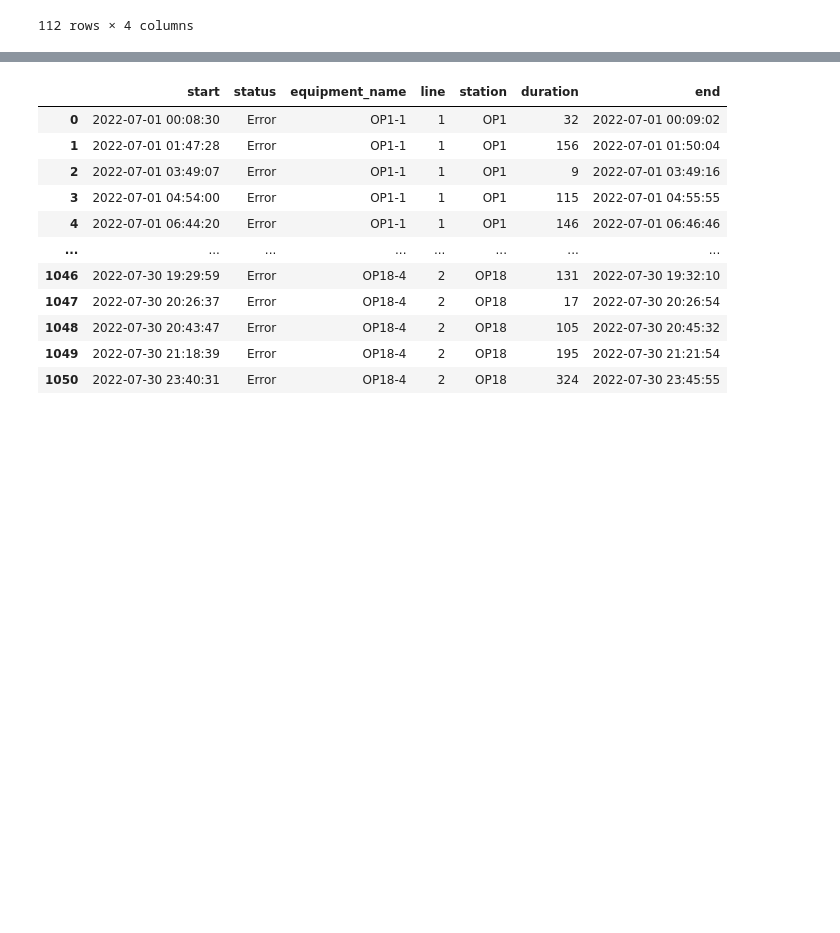
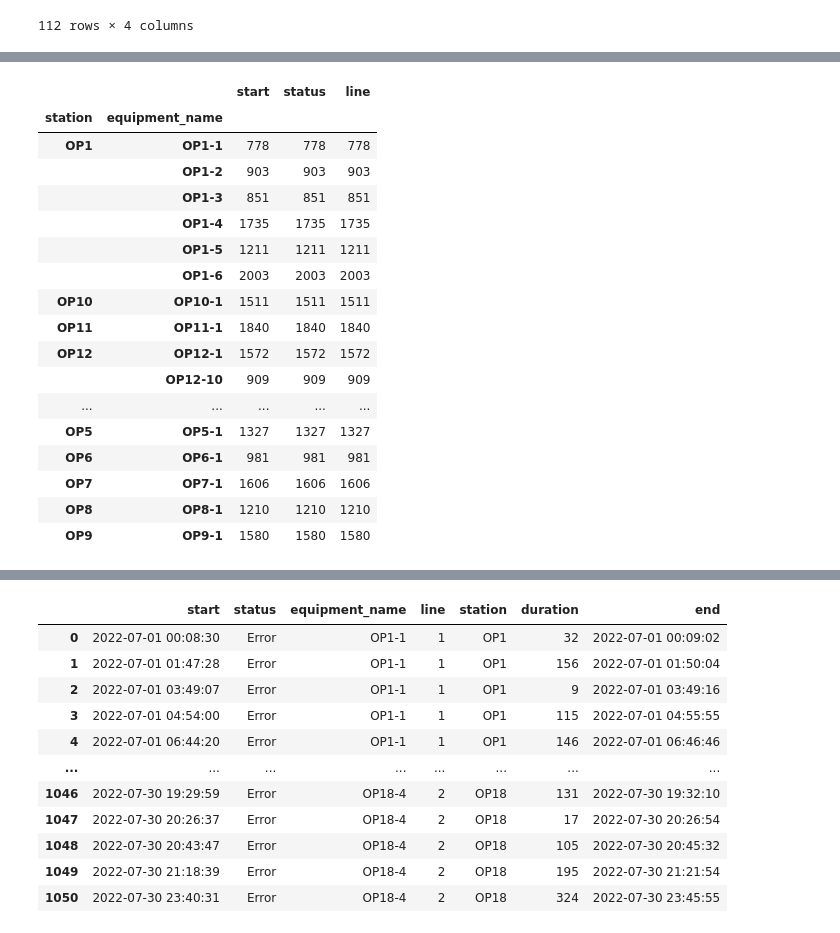
Before and after one commit to stvgz/mfg-operation-simulation, a Jupyter notebook: generator/6_0_production_status.ipynb, the cells around one changed output, grey strips where cells are left out. Saved outputs shown, nothing was run; the diff lists cells and outputs as text; code cells hidden in the pictures; blank space fills up the shorter version.

```diff
--- a/generator/6_0_production_status.ipynb
+++ b/generator/6_0_production_status.ipynb
@@ -106,3 +167,25 @@ df_event = generate_event(df, start, end)
+# %%
+# 检查event的数量
+df_event.groupby(['station','equipment_name']).count()
+# %% [output]
+|  |  | start | status | line |
+| station | equipment_name |  |  |  |
+| OP1 | OP1-1 | 778 | 778 | 778 |
+|  | OP1-2 | 903 | 903 | 903 |
+|  | OP1-3 | 851 | 851 | 851 |
+|  | OP1-4 | 1735 | 1735 | 1735 |
+|  | OP1-5 | 1211 | 1211 | 1211 |
+|  | OP1-6 | 2003 | 2003 | 2003 |
+| OP10 | OP10-1 | 1511 | 1511 | 1511 |
+| OP11 | OP11-1 | 1840 | 1840 | 1840 |
+| OP12 | OP12-1 | 1572 | 1572 | 1572 |
+|  | OP12-10 | 909 | 909 | 909 |
+| ... | ... | ... | ... | ... |
+| OP5 | OP5-1 | 1327 | 1327 | 1327 |
+| OP6 | OP6-1 | 981 | 981 | 981 |
+| OP7 | OP7-1 | 1606 | 1606 | 1606 |
+| OP8 | OP8-1 | 1210 | 1210 | 1210 |
+| OP9 | OP9-1 | 1580 | 1580 | 1580 |
 # %%
 # 生成截断正态分布的停线时长 单位分钟
 from scipy.stats import truncnorm
```
Also changed, not shown: parts of 9 cells of this notebook, 4 other files.
